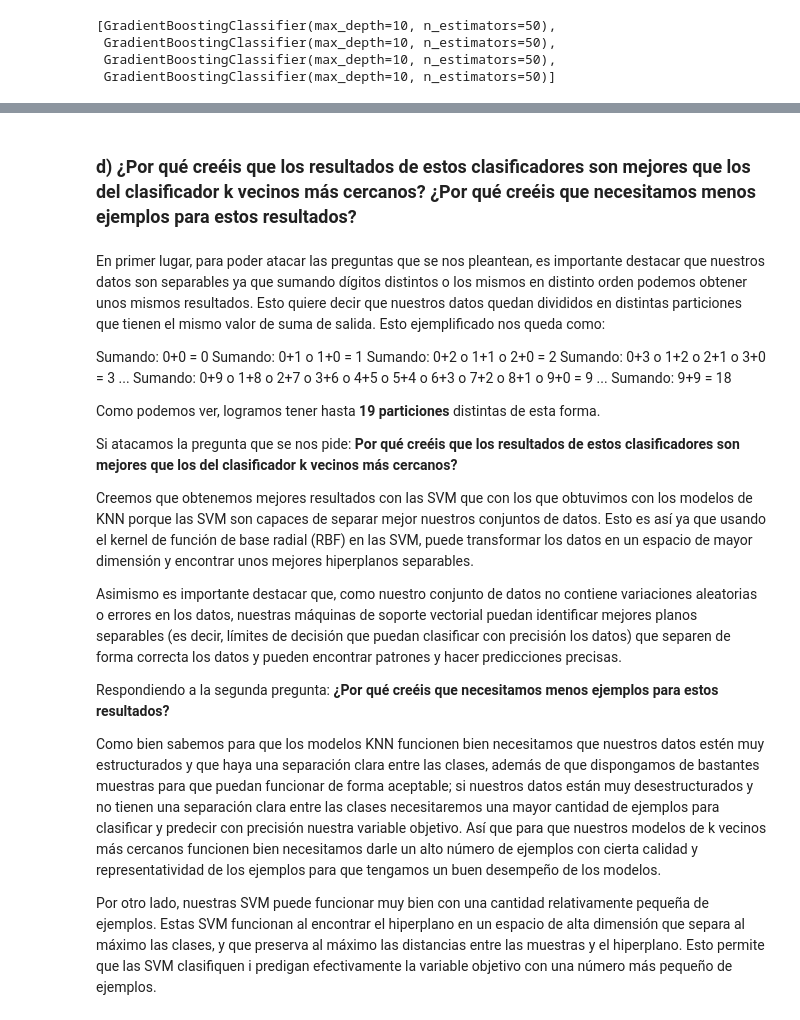
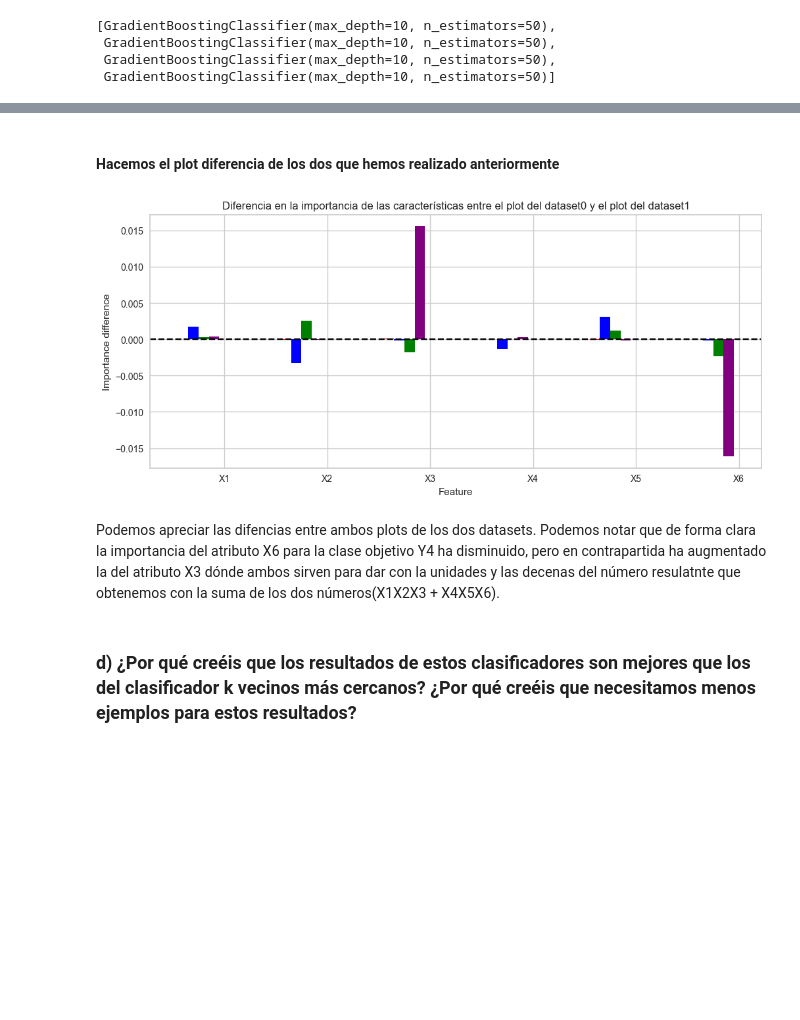
Before and after one commit to cuberhaus/APA, a Jupyter notebook: Problema5/ProblemaLlista5_GRUPAL.ipynb, the cells around one changed output, grey strips where cells are left out. Drawn from its saved outputs; the diff is of its cells as text; code cells hidden in the pictures; blank space fills up the shorter version.

```diff
--- a/Problema5/ProblemaLlista5_GRUPAL.ipynb
+++ b/Problema5/ProblemaLlista5_GRUPAL.ipynb
@@ -483,27 +468,37 @@ plt.show()
+# %% [markdown]
+#### Hacemos el plot diferencia de los dos que hemos realizado anteriormente
+# %%
+# feature importance values plot 1
+feature_importances_plot1 = []
+for val in multi0.estimators_:
+    feature_importances_plot1.append(val.feature_importances_)
+
+# feature importance values plot 2
+feature_importances_plot2 = []
+for val in multi.estimators_:
+    feature_importances_plot2.append(val.feature_importances_)
+
+# differencia entre las dos listas
+difference = [x2 - x1 for (x2, x1) in zip(feature_importances_plot2, feature_importances_plot1)]
+
+fig, ax = plt.subplots(figsize=(12, 5))
+
+ax.set_title("Diferencia en la importancia de las características entre el plot del dataset0 y el plot del dataset1")
+ax.set_xticks(xvalues + 0.3)
+ax.set_xticklabels(names_cols)
+ax.set_ylabel("Importance difference")
+ax.set_xlabel("Feature")
+
+colors = ["red", "blue", "green", "purple"]
+for i, val in enumerate(difference):
+    ax.bar(xvalues + (i - 1) * 0.1, val, 0.1, color=colors[i])
+
+ax.axhline(y=0, color='black', linestyle='dashed')
+
+plt.show()
+# %% [output]
+[figure, added]
+# %% [markdown]
+Podemos apreciar las difencias entre ambos plots de los dos datasets. Podemos notar que de forma clara la importancia del atributo X6 para la clase objetivo Y4 ha disminuido, pero en contrapartida ha augmentado la del atributo X3 dónde ambos sirven para dar con la unidades y las decenas del número resulatnte que obtenemos con la suma de los dos números(X1X2X3 + X4X5X6).
 # %% [markdown]
 ### d) ¿Por qué creéis que los resultados de estos clasificadores son mejores que los del clasificador k vecinos más cercanos? ¿Por qué creéis que necesitamos menos ejemplos para estos resultados?
-# %% [markdown]
-En primer lugar, para poder atacar las preguntas que se nos pleantean, es importante destacar que nuestros datos son separables ya que sumando dígitos distintos o los mismos en distinto orden podemos obtener unos mismos resultados. Esto quiere decir que nuestros datos quedan divididos en distintas particiones que tienen el mismo valor de suma de salida. Esto ejemplificado nos queda como:
-
-Sumando: 0+0 = 0 </br>
-Sumando: 0+1 o 1+0 = 1 </br>
-Sumando: 0+2 o 1+1 o 2+0 = 2 </br>
-Sumando: 0+3 o 1+2 o 2+1 o 3+0 = 3 </br>
-... </br>
-Sumando: 0+9 o 1+8 o 2+7 o 3+6 o 4+5 o 5+4 o 6+3 o 7+2 o 8+1 o 9+0 = 9 </br>
-... </br>
-Sumando: 9+9 = 18 </br>
-
-Como podemos ver, logramos tener hasta **19 particiones** distintas de esta forma.
-
-Si atacamos la pregunta que se nos pide: **Por qué creéis que los resultados de estos clasificadores son mejores que los del clasificador k vecinos más cercanos?**
-
-Creemos que obtenemos mejores resultados con las SVM que con los que obtuvimos con los modelos de KNN porque las SVM son capaces de separar mejor nuestros conjuntos de datos. Esto es así ya que usando el kernel de función de base radial (RBF) en las SVM, puede transformar los datos en un espacio de mayor dimensión y encontrar unos mejores hiperplanos separables.
-
-Asimismo es importante destacar que, como nuestro conjunto de datos no contiene variaciones aleatorias o errores en los datos, nuestras máquinas de soporte vectorial puedan identificar mejores planos separables (es decir, límites de decisión que puedan clasificar con precisión los datos) que separen de forma correcta los datos y pueden encontrar patrones y hacer predicciones precisas.
-
-Respondiendo a la segunda pregunta: **¿Por qué creéis que necesitamos menos ejemplos para estos resultados?**
-
-Como bien sabemos para que los modelos KNN funcionen bien necesitamos que nuestros datos estén muy estructurados y que haya una separación clara entre las clases, además de que dispongamos de bastantes muestras para que puedan funcionar de forma aceptable; si nuestros datos están muy desestructurados y no tienen una separación clara entre las clases necesitaremos una mayor cantidad de ejemplos para clasificar y predecir con precisión nuestra variable objetivo. Así que para que nuestros modelos de k vecinos más cercanos funcionen bien necesitamos darle un alto número de ejemplos con cierta calidad y representatividad de los ejemplos para que tengamos un buen desempeño de los modelos.
-
-Por otro lado, nuestras SVM puede funcionar muy bien con una cantidad relativamente pequeña de ejemplos. Estas SVM funcionan al encontrar el hiperplano en un espacio de alta dimensión que separa al máximo las clases, y que preserva al máximo las distancias entre las muestras y el hiperplano. Esto permite que las SVM clasifiquen i predigan efectivamente la variable objetivo con una número más pequeño de ejemplos.
```
Also changed, not shown: parts of 40 cells of this notebook.
